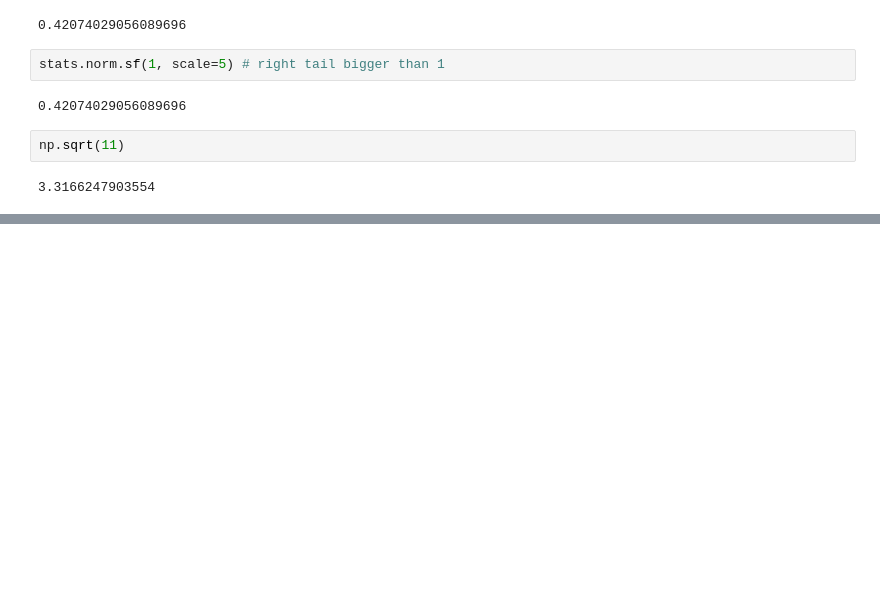
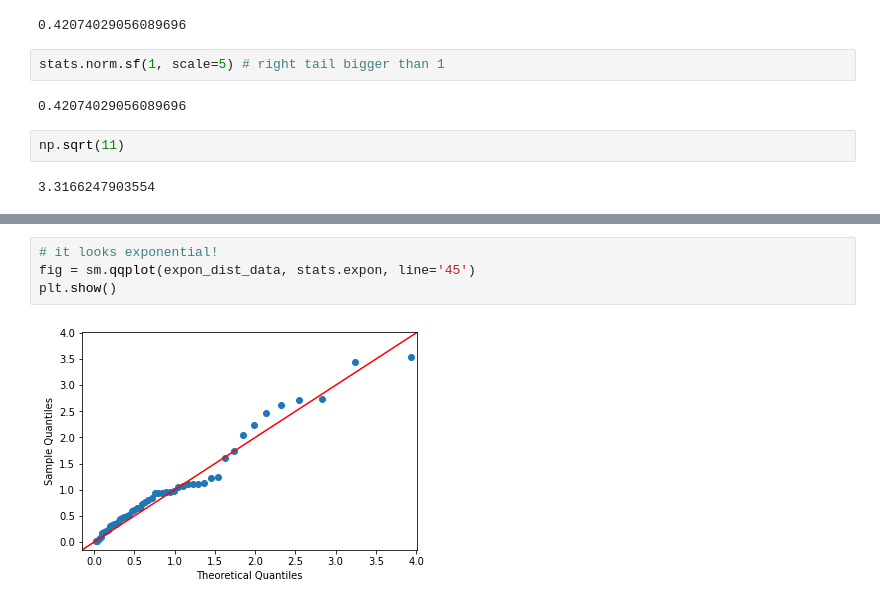
Before and after one commit to yvokeller/probability-calculation, a Jupyter notebook: le3_parameter_estimation_confidence_intervals.ipynb, the cells around one changed output, grey strips where cells are left out. Saved outputs shown, nothing was run; the diff lists cells and outputs as text; blank space fills up the shorter version.

```diff
--- a/le3_parameter_estimation_confidence_intervals.ipynb
+++ b/le3_parameter_estimation_confidence_intervals.ipynb
@@ -285,0 +343,6 @@ np.sqrt(11)
+# %%
+# it looks exponential!
+fig = sm.qqplot(expon_dist_data, stats.expon, line='45')
+plt.show()
+# %% [output]
+[figure, added]
```
Also changed, not shown: parts of 27 cells of this notebook.
